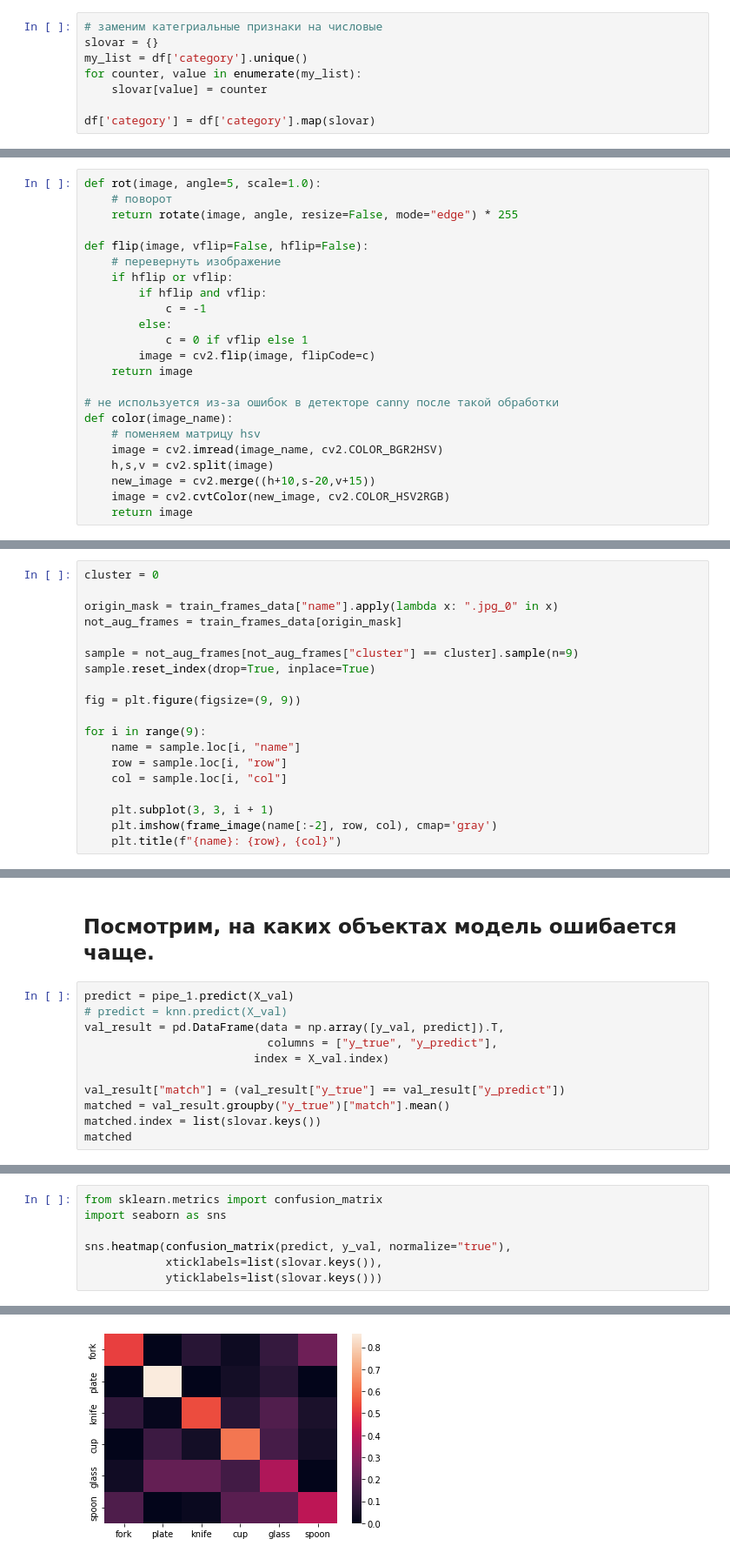
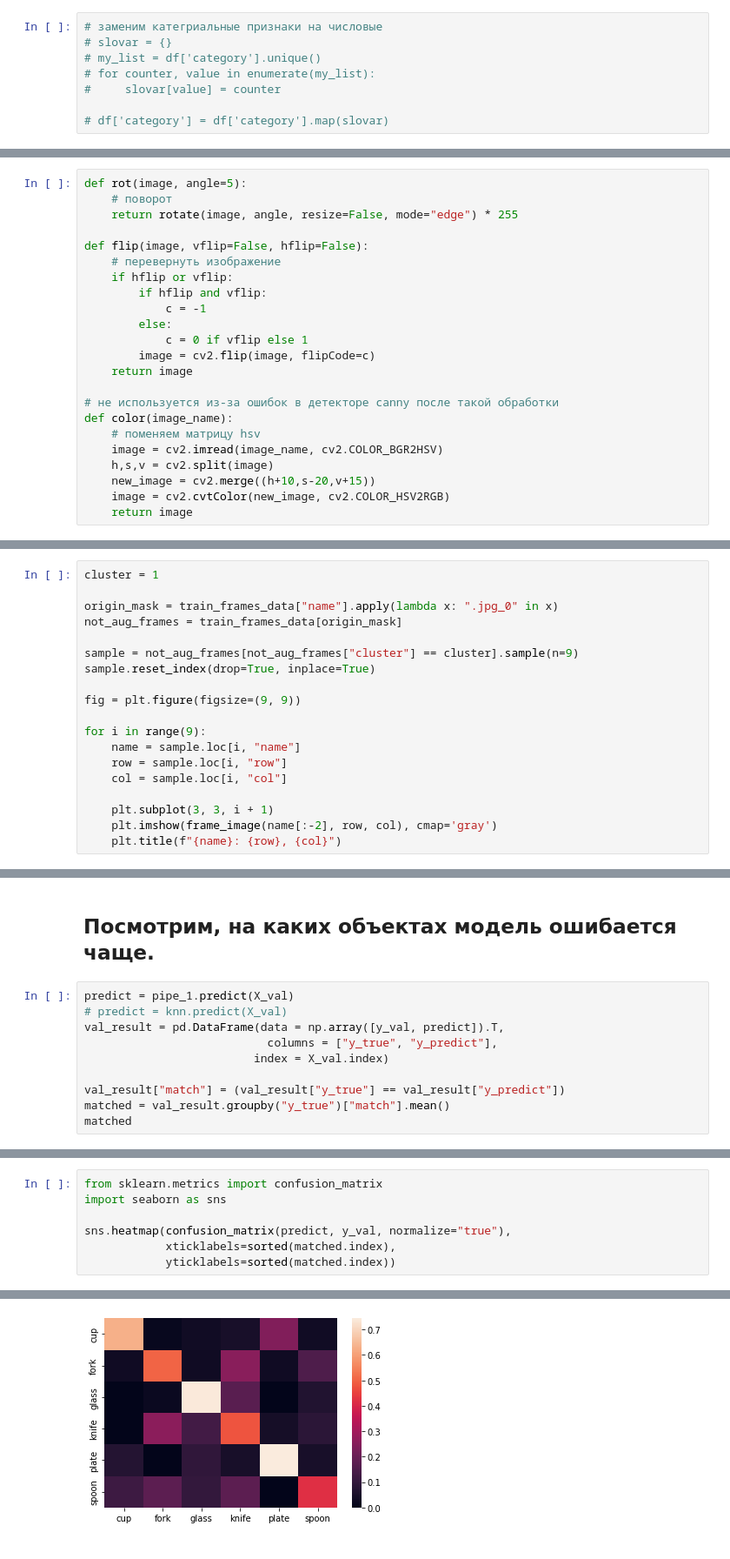
Before and after one commit to TFofanova-py/dish_classifier_NIS, a Jupyter notebook: Bag_of_words.ipynb, the cells around one changed output, grey strips where cells are left out. Shown at 87% size. Saved outputs shown, nothing was run; the diff lists cells and outputs as text.

```diff
--- a/Bag_of_words.ipynb
+++ b/Bag_of_words.ipynb
@@ -43,11 +45,11 @@ df.shape
 # %%
 # заменим категриальные признаки на числовые
-slovar = {}
-my_list = df['category'].unique()
-for counter, value in enumerate(my_list):
-    slovar[value] = counter
+# slovar = {}
+# my_list = df['category'].unique()
+# for counter, value in enumerate(my_list):
+#     slovar[value] = counter
 
-df['category'] = df['category'].map(slovar)
+# df['category'] = df['category'].map(slovar)
 # %%
 df.head()
 # %% [output]
@@ -123,7 +121,7 @@ axx[1].imshow(img_prepared, cmap="gray")
 
 Аугментации будем делать "на лету", чтобы не хранить на диске большое количество фотографий и чтобы аугментированные фотографии попадали в обучающую или валидационную выборку вместе с исходным изображением. Это даст уверенность, что метрики качества модели не будут завышены из-за попадания почти одинаковых изображений в обучающую и валидационную выборки.
 # %%
-def rot(image, angle=5, scale=1.0):
+def rot(image, angle=5):
     # поворот
     return rotate(image, angle, resize=False, mode="edge") * 255
 
@@ -290,7 +288,7 @@ Name: cluster, dtype: int64
 
 Для визуальной оценки кластеров возьмем несколько фрагментов самого многочисленного кластера:
 # %%
-cluster = 0
+cluster = 1
 
 origin_mask = train_frames_data["name"].apply(lambda x: ".jpg_0" in x)
 not_aug_frames = train_frames_data[origin_mask]
@@ -617,6 +613,5 @@ val_result = pd.DataFrame(data = np.array([y_val, predict]).T,
 
 val_result["match"] = (val_result["y_true"] == val_result["y_predict"])
 matched = val_result.groupby("y_true")["match"].mean()
-matched.index = list(slovar.keys())
 matched
 # %% [output]
@@ -630,11 +626,11 @@ Name: match, dtype: float64
 # %%
 from sklearn.metrics import confusion_matrix
 import seaborn as sns
 
 sns.heatmap(confusion_matrix(predict, y_val, normalize="true"),
-            xticklabels=list(slovar.keys()),
-            yticklabels=list(slovar.keys()))
+            xticklabels=sorted(matched.index),
+            yticklabels=sorted(matched.index))
 # %% [output]
 <AxesSubplot:>
-[figure, old version]
+[figure, new version]
 # %% [markdown]
```
Also changed, not shown: parts of 23 cells of this notebook.
